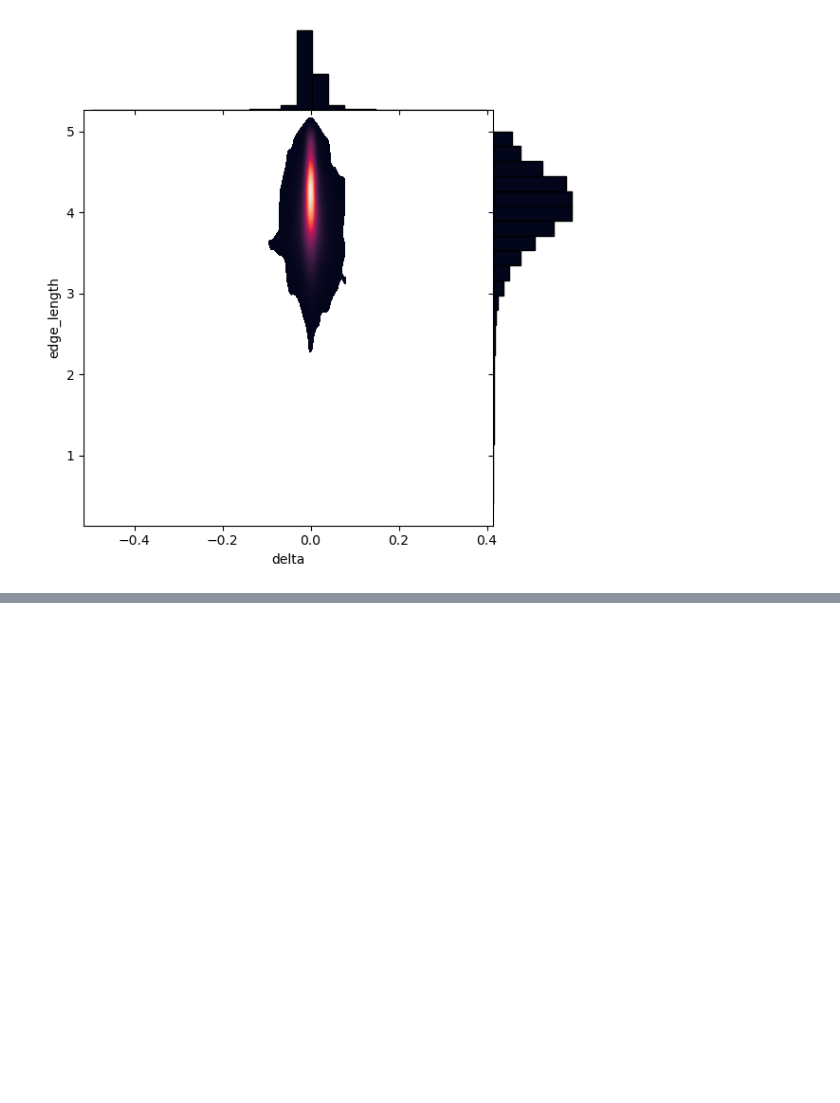
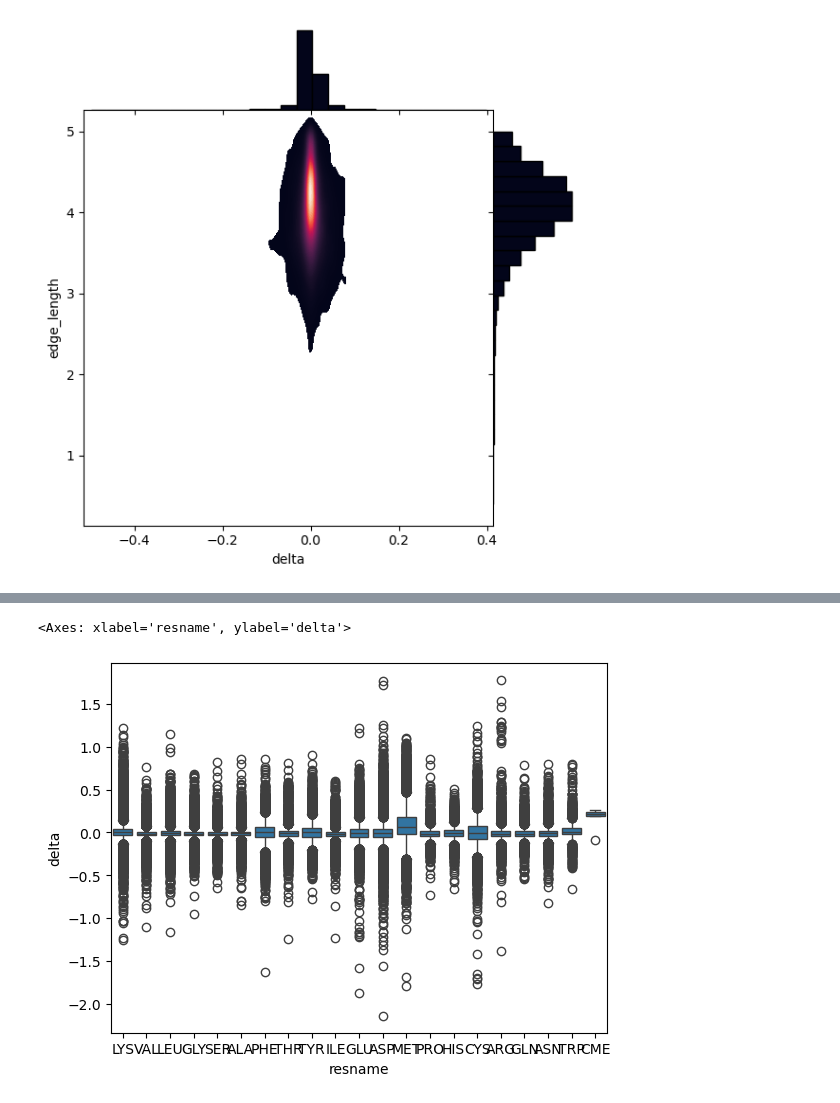
Before and after one commit to volkamerlab/kinodata-3D-affinity-prediction, a Jupyter notebook: examples/residue_matching.ipynb, the cells around one changed output, grey strips where cells are left out. Cells and saved outputs as stored; diff of their text form; code cells hidden in the pictures; blank space fills up the shorter version.

```diff
--- a/examples/residue_matching.ipynb
+++ b/examples/residue_matching.ipynb
@@ -436,0 +535,5 @@ g.plot_marginals(sns.histplot, color="#03051A", alpha=1, bins=25)
+# %%
+sns.boxplot(res_elim, y='delta', x='resname')
+# %% [output]
+<Axes: xlabel='resname', ylabel='delta'>
+[figure, added]
```
Also changed, not shown: parts of 27 cells of this notebook.
